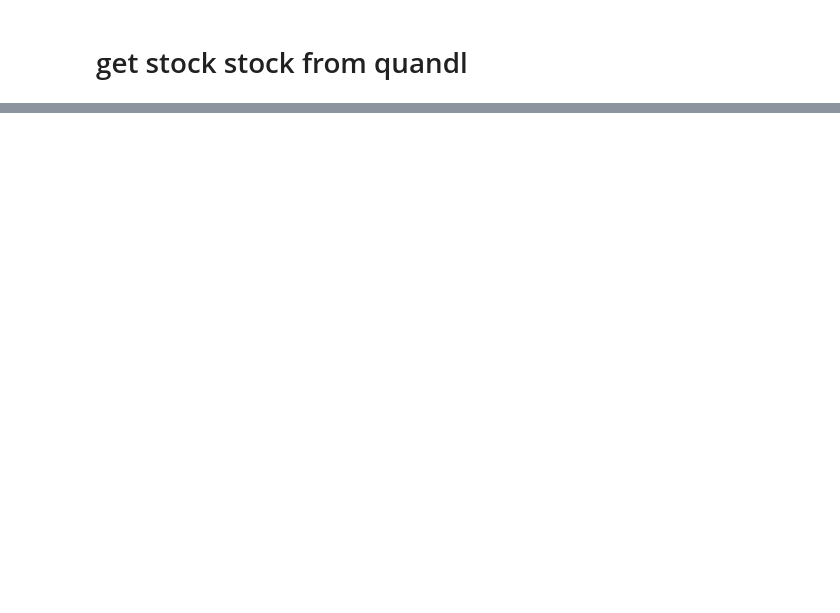
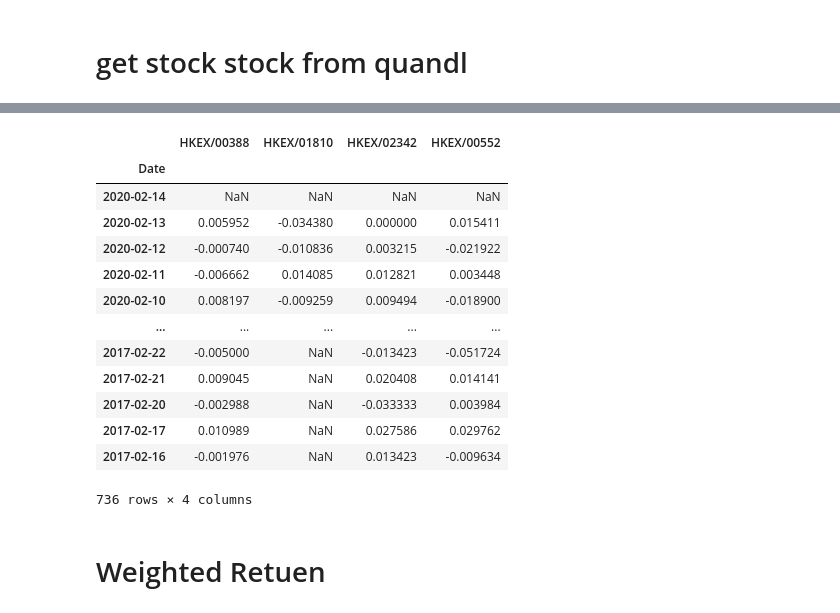
Before and after one commit to williammw/nd880_AI_for_trading, a Jupyter notebook: __LESSON_NOTES__/portfolio optimization (realworld).ipynb, the cells around one changed output, grey strips where cells are left out. Drawn from its saved outputs; the diff is of its cells as text; code cells hidden in the pictures; blank space fills up the shorter version.

```diff
--- a/__LESSON_NOTES__/portfolio optimization (realworld).ipynb
+++ b/__LESSON_NOTES__/portfolio optimization (realworld).ipynb
@@ -105,4 +213,22 @@ def generate_returns(prices):
     returns = (prices - prices.shift(1)) / prices.shift(1)
     return returns
 # %%
-returns = generate_returns
+returns = generate_returns(close)
+returns
+# %% [output]
+|  | HKEX/00388 | HKEX/01810 | HKEX/02342 | HKEX/00552 |
+| Date |  |  |  |  |
+| 2020-02-14 | NaN | NaN | NaN | NaN |
+| 2020-02-13 | 0.005952 | -0.034380 | 0.000000 | 0.015411 |
+| 2020-02-12 | -0.000740 | -0.010836 | 0.003215 | -0.021922 |
+| 2020-02-11 | -0.006662 | 0.014085 | 0.012821 | 0.003448 |
+| 2020-02-10 | 0.008197 | -0.009259 | 0.009494 | -0.018900 |
+| ... | ... | ... | ... | ... |
+| 2017-02-22 | -0.005000 | NaN | -0.013423 | -0.051724 |
+| 2017-02-21 | 0.009045 | NaN | 0.020408 | 0.014141 |
+| 2017-02-20 | -0.002988 | NaN | -0.033333 | 0.003984 |
+| 2017-02-17 | 0.010989 | NaN | 0.027586 | 0.029762 |
+| 2017-02-16 | -0.001976 | NaN | 0.013423 | -0.009634 |
+736 rows × 4 columns
+# %% [markdown]
+# Weighted Retuen
```
Also changed, not shown: parts of 35 cells of this notebook, 5 other files.
